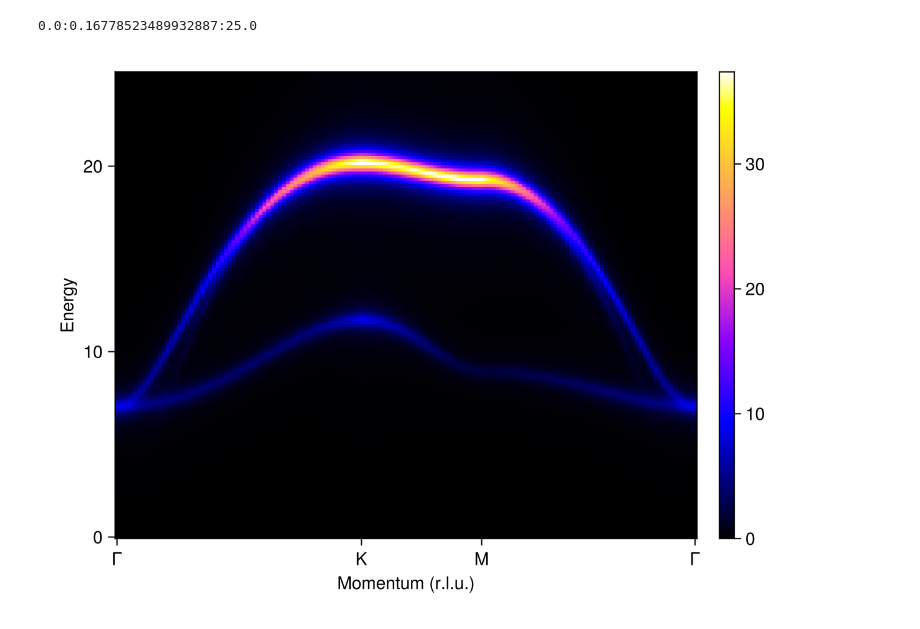
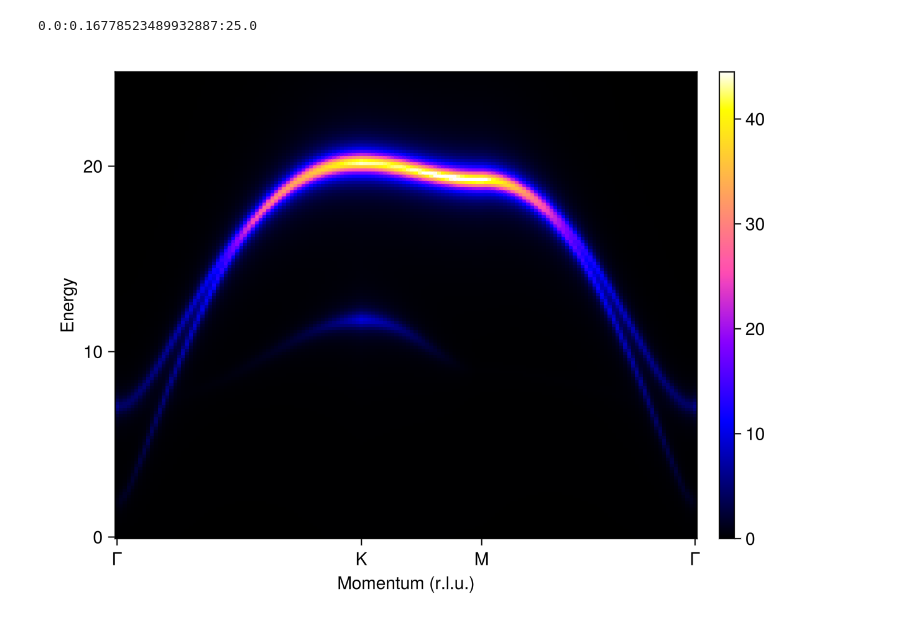
Before and after one commit to LivNoerholm/Kagome-LSWT, a Jupyter notebook: LSWT_jarosite.ipynb, the cells around one changed output. Saved outputs shown, nothing was run; the diff lists cells and outputs as text; code cells hidden in the pictures.

```diff
--- a/LSWT_jarosite.ipynb
+++ b/LSWT_jarosite.ipynb
@@ -40,27 +39,9 @@ kernel = lorentzian(fwhm=0.8)
 energies = range(0, 25, 150)
 # %% [output]
 0.0:0.16778523489932887:25.0
-# %%
-swt = SpinWaveTheory(sys; measure=ssf_perp(sys))
-res1 = intensities(swt, path1; energies, kernel)
-res2 = intensities(swt, path2; energies, kernel)
-res3 = intensities(swt, path3; energies, kernel)
-res_data = (res1.data + res2.data + res3.data)/3
-res_e = (res1.energies + res2.energies + res3.energies)/3
-
-filepath = joinpath(@__DIR__, "resdata.txt")
-filepath2 = joinpath(@__DIR__, "resE.txt")
-open(filepath, "w") do f
-    for row in eachrow(res_data)
-        println(f, join(row, ", "))
-    end
-end
-open(filepath2, "w") do f
-    for row in eachrow(res_e)
-        println(f, join(row, ", "))
-    end
-end
-
-plot_intensities(res3)
-# %% [output]
-[figure, removed]
+# %%
+swt = SpinWaveTheory(sys; measure=ssf_perp(sys))
+res1 = intensities(swt, path1; energies, kernel)
+plot_intensities(res1)
+# %% [output]
+[figure, added]
```
Also changed, not shown: parts of 13 cells of this notebook, 2 other files.
